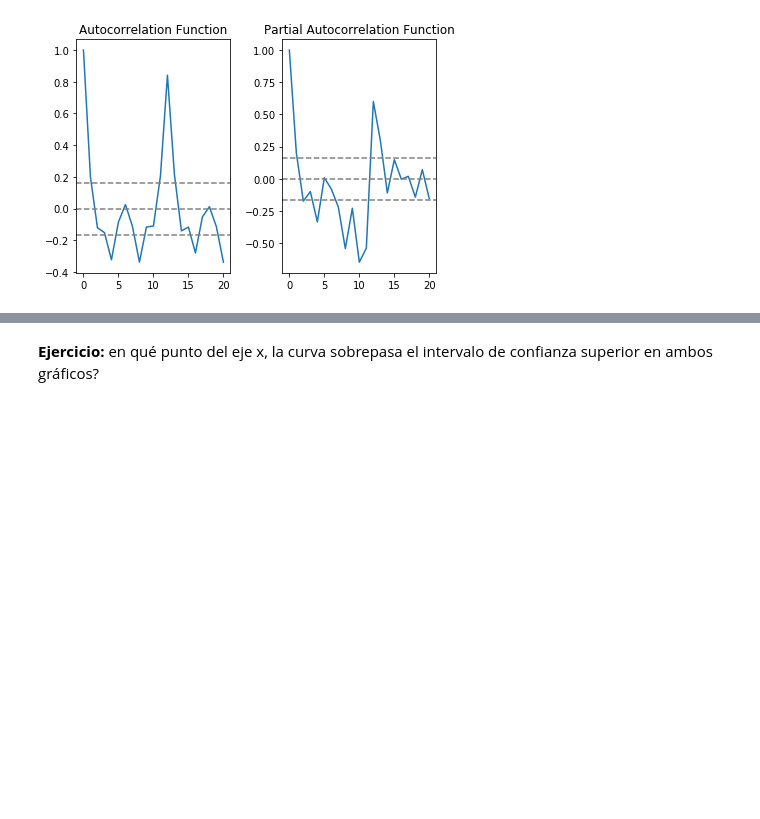
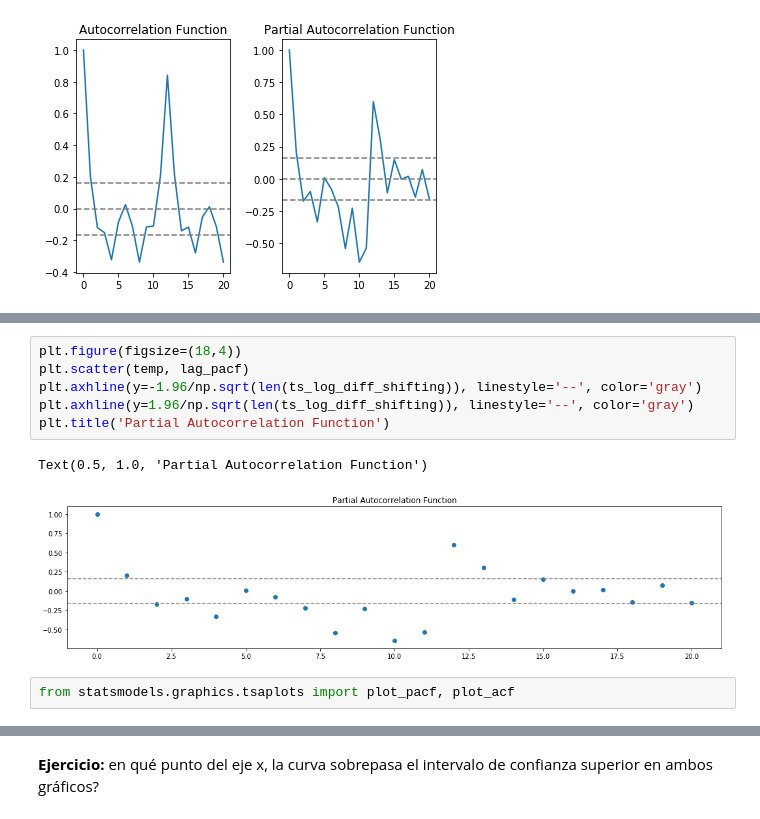
Before and after one commit to flcamacho/simulation_2019_2, a Jupyter notebook: notebooks/03. Time series.ipynb, the cells around one changed output, grey strips where cells are left out. Drawn from its saved outputs; the diff is of its cells as text; blank space fills up the shorter version.

```diff
--- a/notebooks/03. Time series.ipynb
+++ b/notebooks/03. Time series.ipynb
@@ -437,0 +452,11 @@ plt.tight_layout()
+# %%
+plt.figure(figsize=(18,4))
+plt.scatter(temp, lag_pacf)
+plt.axhline(y=-1.96/np.sqrt(len(ts_log_diff_shifting)), linestyle='--', color='gray')
+plt.axhline(y=1.96/np.sqrt(len(ts_log_diff_shifting)), linestyle='--', color='gray')
+plt.title('Partial Autocorrelation Function')
+# %% [output]
+Text(0.5, 1.0, 'Partial Autocorrelation Function')
+[figure, added]
+# %%
+from statsmodels.graphics.tsaplots import plot_pacf, plot_acf
```
Also changed, not shown: parts of 4 cells of this notebook, 3 other files.
